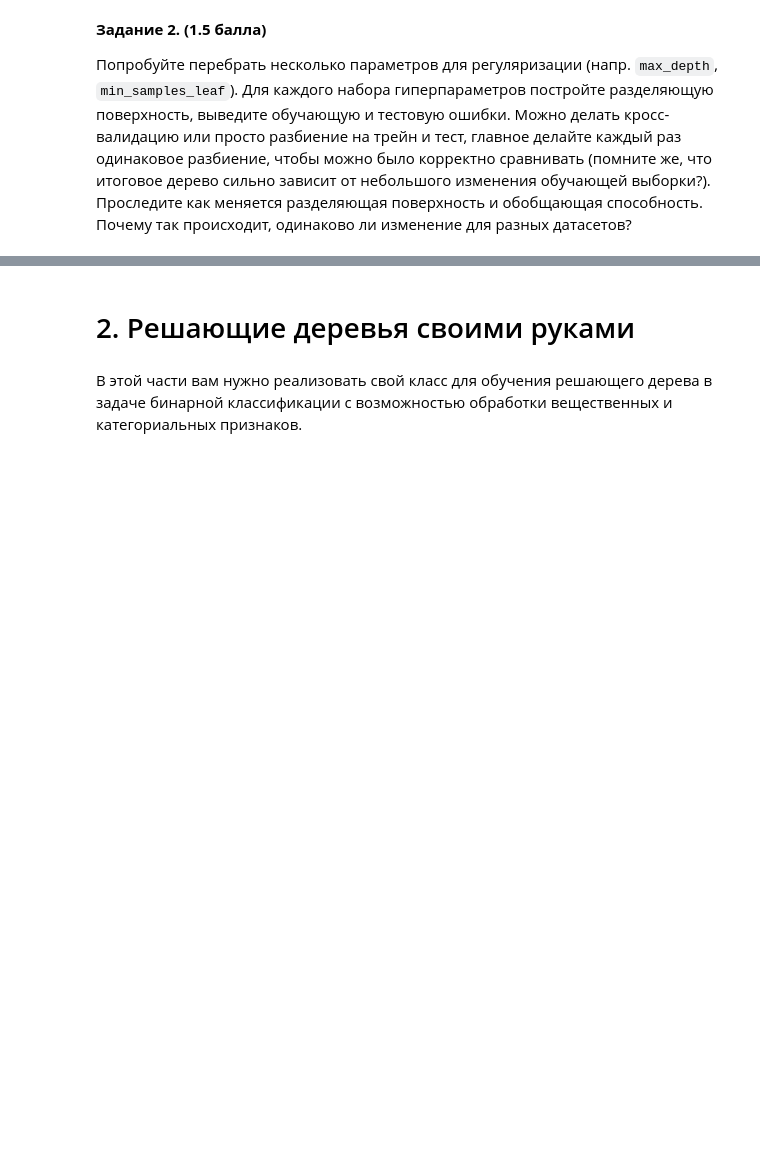
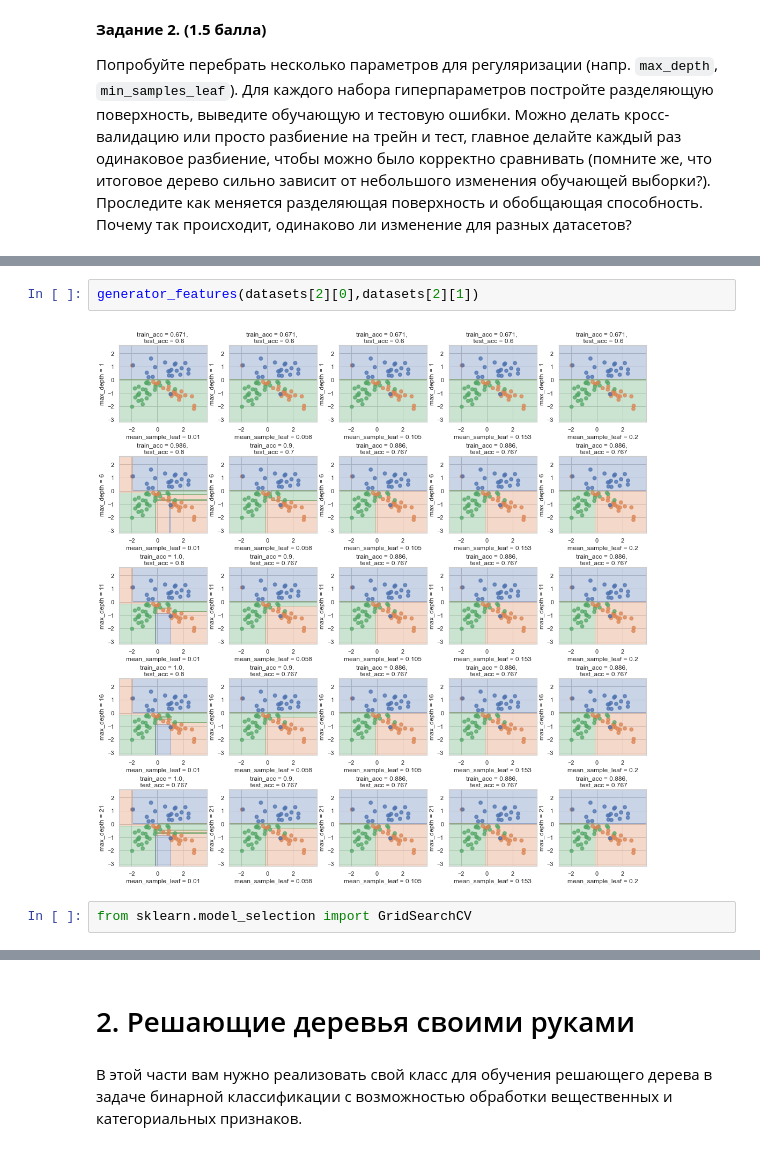
Before and after one commit to miche2020/ml-course-hse, a Jupyter notebook: 2020-fall/homeworks-practice/homework-practice-05-trees/homework-practice-05-trees.ipynb, the cells around one changed output, grey strips where cells are left out. Cells and saved outputs as stored; diff of their text form; blank space fills up the shorter version.

```diff
--- a/2020-fall/homeworks-practice/homework-practice-05-trees/homework-practice-05-trees.ipynb
+++ b/2020-fall/homeworks-practice/homework-practice-05-trees/homework-practice-05-trees.ipynb
@@ -114,0 +184,6 @@ __Ответ:__
+# %%
+generator_features(datasets[2][0],datasets[2][1])
+# %% [output]
+[figure, added]
+# %%
+from sklearn.model_selection import GridSearchCV
```
Also changed, not shown: parts of 22 cells of this notebook, 1 other file.
